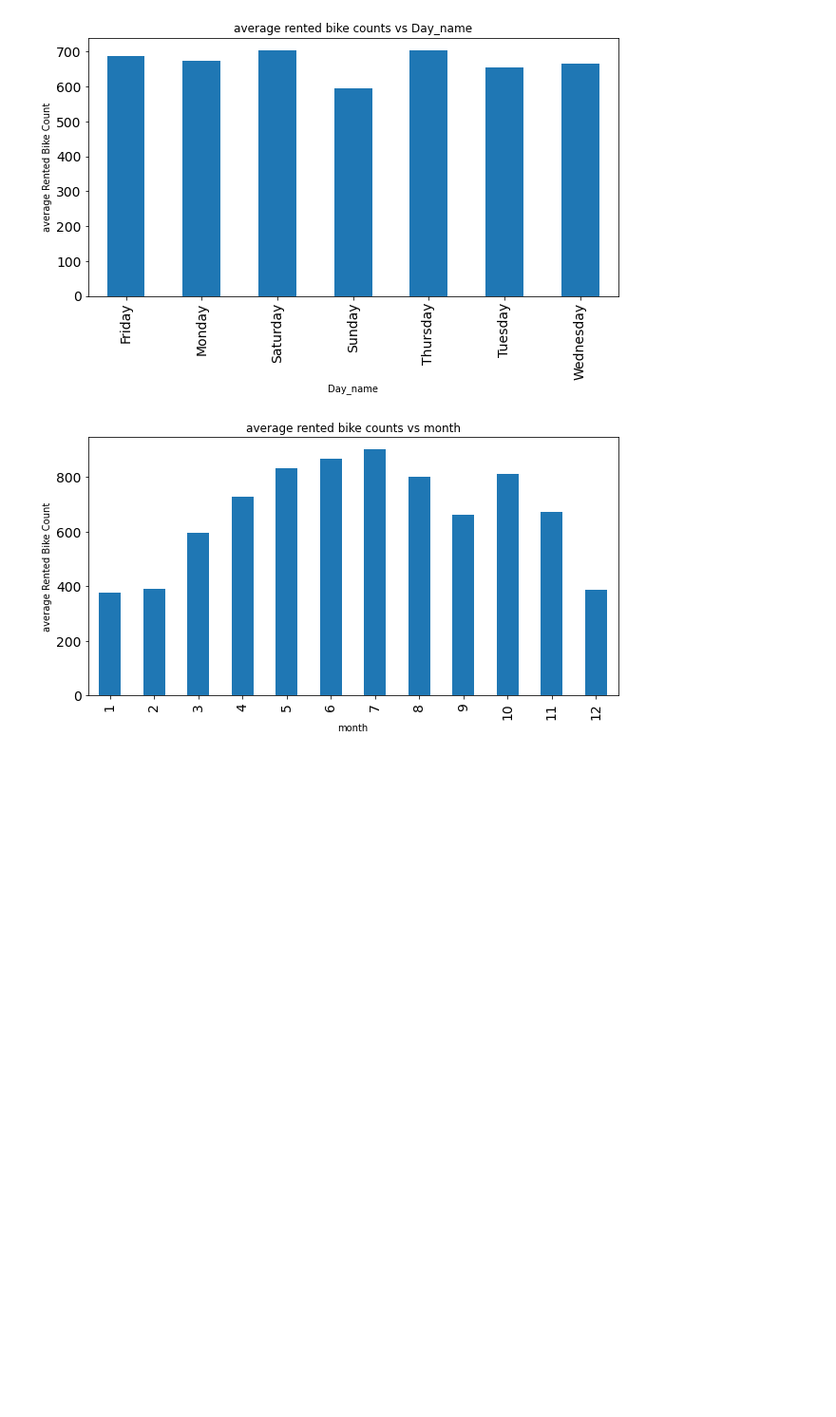
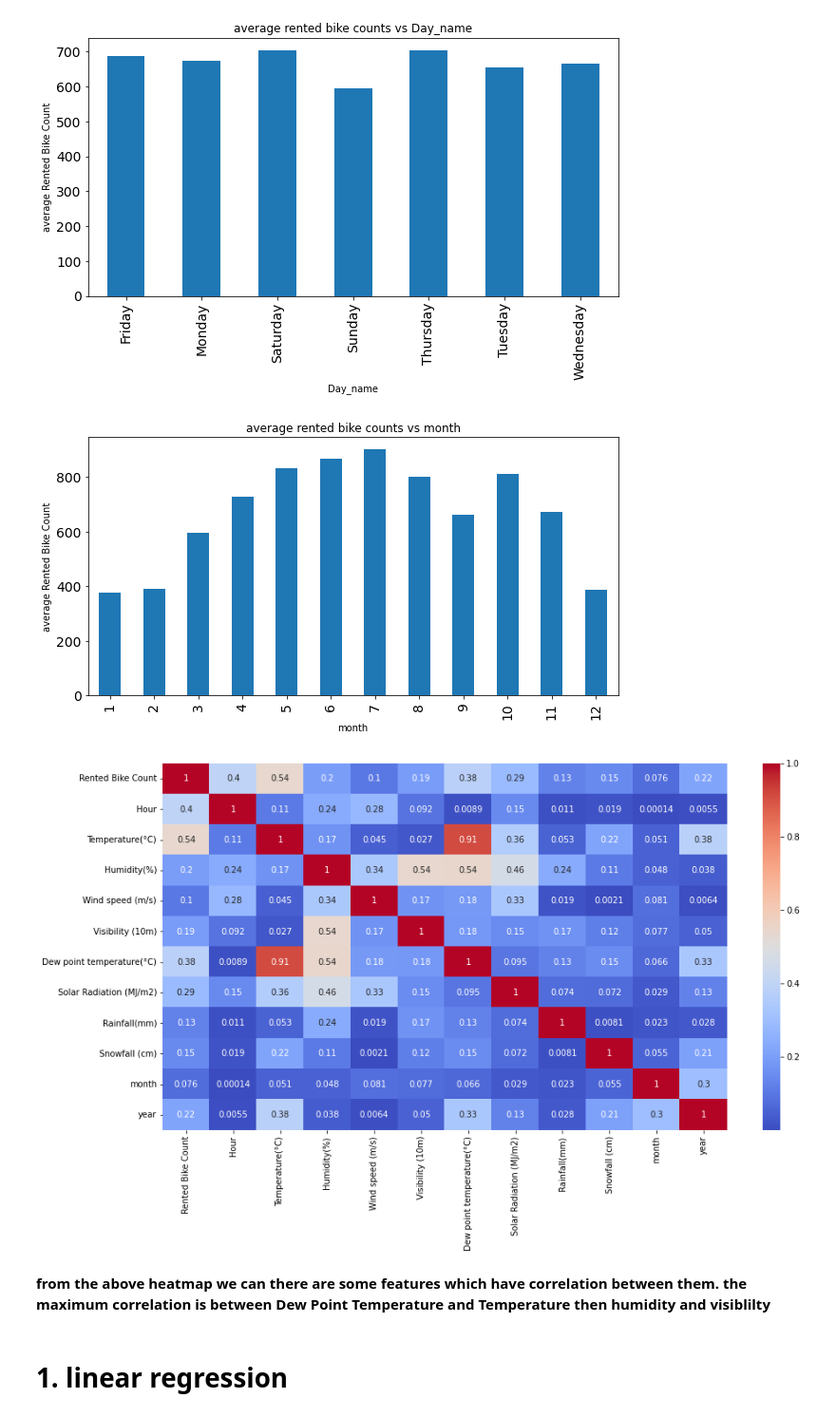
Before and after one commit to avanish04/Bike-Sharing-Demand-Prediction---Capstone-Project, a Jupyter notebook: Bike_Sharing_Demand_Prediction_Capstone_Project.ipynb, the cells around one changed output. Shown at 95% size. Saved outputs shown, nothing was run; the diff lists cells and outputs as text; code cells hidden in the pictures; blank space fills up the shorter version.

Commit message:
applying linear regression

```diff
--- a/Bike_Sharing_Demand_Prediction_Capstone_Project.ipynb
+++ b/Bike_Sharing_Demand_Prediction_Capstone_Project.ipynb
@@ -352,3 +349,4 @@ memory usage: 1008.0+ KB
 # %%
 new_data['month']=new_data.Date.dt.month
 new_data['Day_name']=new_data.Date.dt.day_name()
+new_data['year']=new_data.Date.dt.year
@@ -395,3 +383,13 @@ plt.xlabel('month')
 plt.ylabel('average Rented Bike Count');
 # %% [output]
 [figure]
+# %%
+plt.figure(figsize=(15,8))
+correlation = new_data.corr()
+sns.heatmap(abs(correlation), annot=True, cmap='coolwarm');
+# %% [output]
+[figure, added]
+# %% [markdown]
+**from the above heatmap we can there are some features which have correlation between them. the maximum correlation is between Dew Point Temperature and Temperature then humidity and visiblilty**
+# %% [markdown]
+# **1. linear regression**
```
Also changed, not shown: parts of 31 cells of this notebook.
